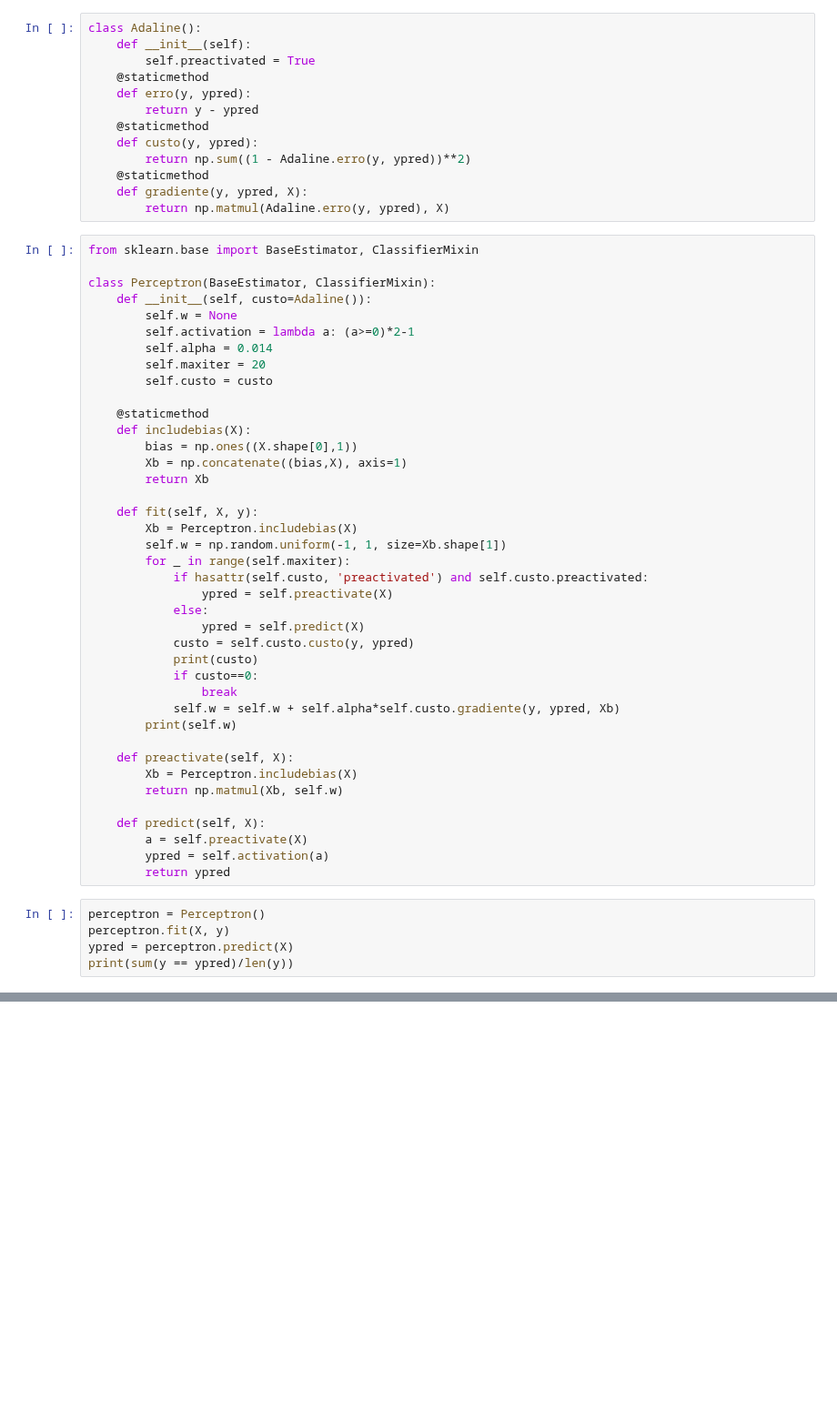
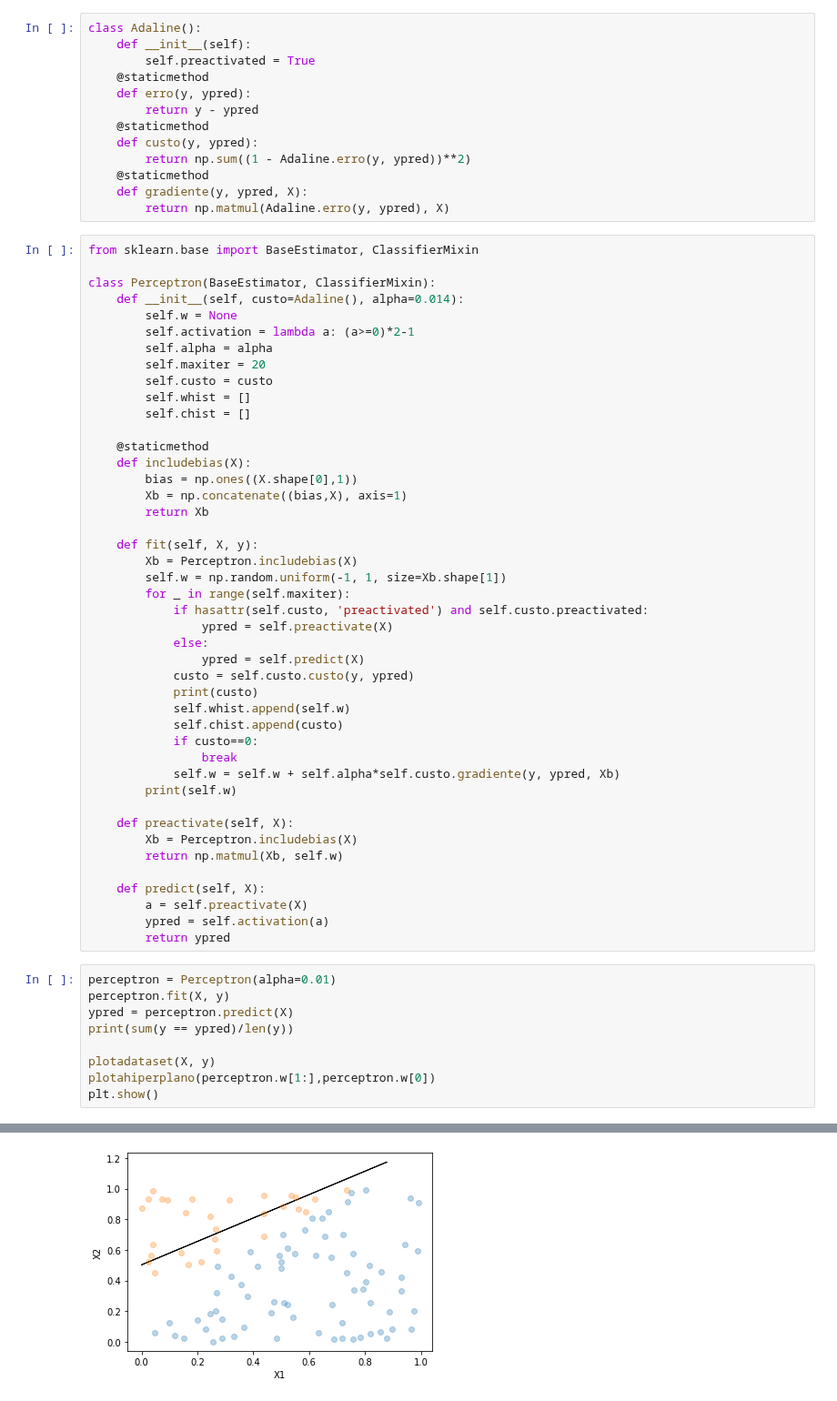
Before and after one commit to fboldt/aulasann, a Jupyter notebook: learningrate.ipynb, the cells around one changed output, grey strips where cells are left out. Shown at 91% size. Saved outputs shown, nothing was run; the diff lists cells and outputs as text; blank space fills up the shorter version.

```diff
--- a/learningrate.ipynb
+++ b/learningrate.ipynb
@@ -46,12 +45,14 @@ class Adaline():
 from sklearn.base import BaseEstimator, ClassifierMixin
 
 class Perceptron(BaseEstimator, ClassifierMixin):
-    def __init__(self, custo=Adaline()):
+    def __init__(self, custo=Adaline(), alpha=0.014):
         self.w = None
         self.activation = lambda a: (a>=0)*2-1
-        self.alpha = 0.014
+        self.alpha = alpha
         self.maxiter = 20
         self.custo = custo
+        self.whist = []
+        self.chist = []
 
     @staticmethod
     def includebias(X):
@@ -69,6 +70,8 @@ class Perceptron(BaseEstimator, ClassifierMixin):
                 ypred = self.predict(X)
             custo = self.custo.custo(y, ypred)
             print(custo)
+            self.whist.append(self.w)
+            self.chist.append(custo)
             if custo==0:
                 break
             self.w = self.w + self.alpha*self.custo.gradiente(y, ypred, Xb)
@@ -83,8 +86,12 @@ class Perceptron(BaseEstimator, ClassifierMixin):
         ypred = self.activation(a)
         return ypred
 # %%
-perceptron = Perceptron()
+perceptron = Perceptron(alpha=0.01)
 perceptron.fit(X, y)
 ypred = perceptron.predict(X)
 print(sum(y == ypred)/len(y))
+
+plotadataset(X, y)
+plotahiperplano(perceptron.w[1:],perceptron.w[0])
+plt.show()
 # %% [output]
@@ -107,0 +115 @@ print(sum(y == ypred)/len(y))
+[figure, added]
```
Also changed, not shown: parts of 5 cells of this notebook.
